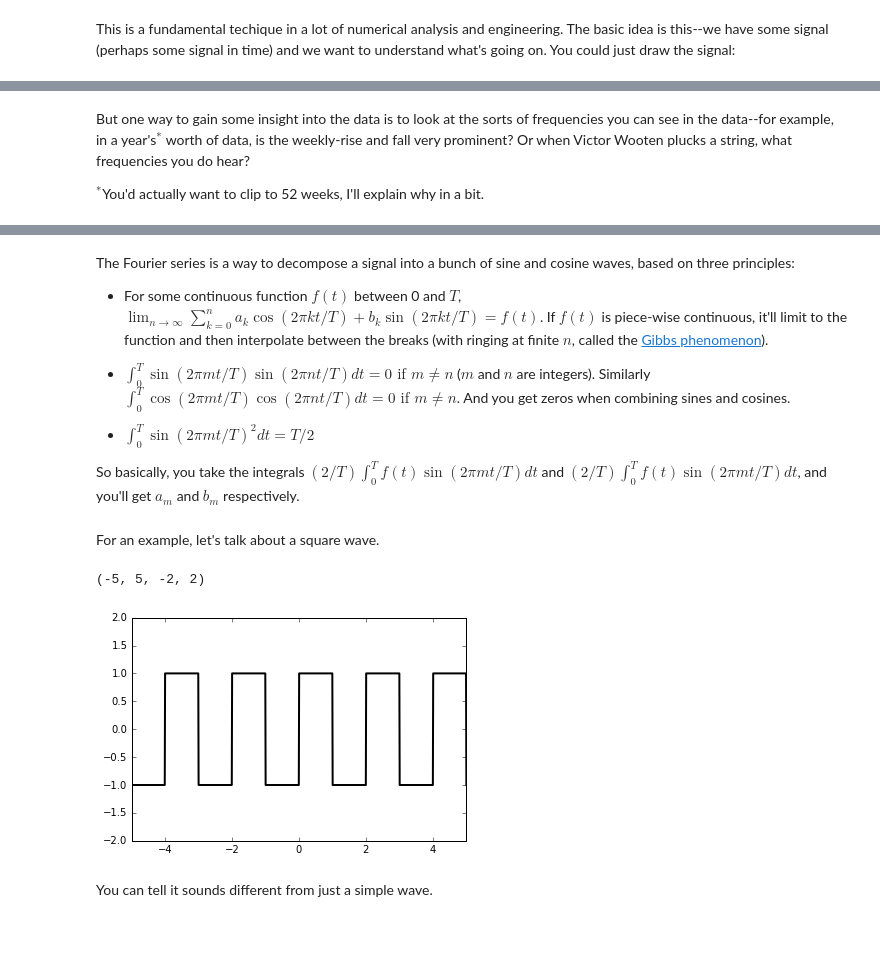
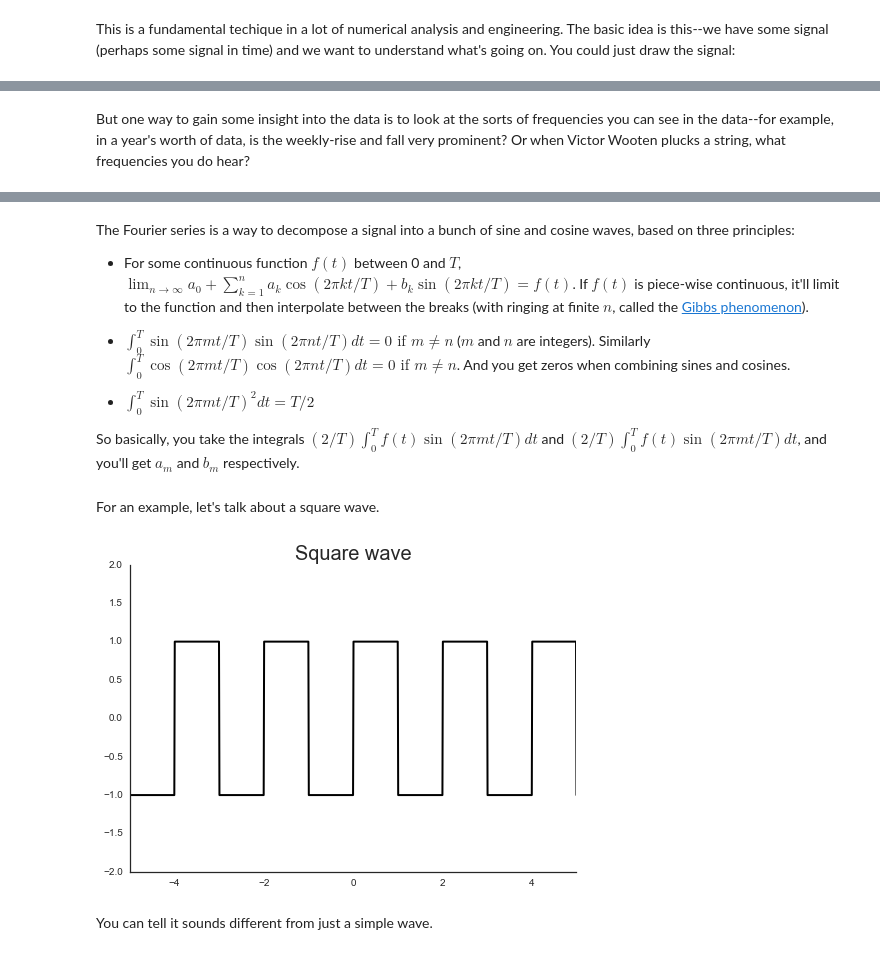
Before and after one commit to anzelpwj/Stats-week, a Jupyter notebook: Fourier.ipynb, the cells around one changed output, grey strips where cells are left out. Cells and saved outputs as stored; diff of their text form; code cells hidden in the pictures.

```diff
--- a/Fourier.ipynb
+++ b/Fourier.ipynb
@@ -9,3 +9,6 @@ import numpy as np
 import matplotlib.pyplot as plt
 import scipy as sp
 %matplotlib inline
+import seaborn as sns
+np.set_printoptions(suppress=True, precision=3)
+sns.set_style('white')
@@ -12,7 +38,5 @@ import scipy as sp
 # %% [markdown]
-But one way to gain some insight into the data is to look at the sorts of frequencies you can see in the data--for example, in a year's$^*$ worth of data, is the weekly-rise and fall very prominent? Or when Victor Wooten plucks a string, what frequencies you do hear?
-
-$^*$You'd actually want to clip to 52 weeks, I'll explain why in a bit.
+But one way to gain some insight into the data is to look at the sorts of frequencies you can see in the data--for example, in a year's worth of data, is the weekly-rise and fall very prominent? Or when Victor Wooten plucks a string, what frequencies you do hear?
 # %%
 # Some nice overtones starting 2:14
 from IPython.display import YouTubeVideo, Image
@@ -22,7 +46,7 @@ YouTubeVideo('nt0C9DZT0qo')
 # %% [markdown]
 The Fourier series is a way to decompose a signal into a bunch of sine and cosine waves, based on three principles:
 
-- For some continuous function $f(t)$ between 0 and $T$, $\lim_{n \rightarrow \infty}\sum_{k = 0}^n a_k \cos (2\pi k t/T) + b_k \sin (2\pi k t/T) = f(t)$. If $f(t)$ is piece-wise continuous, it'll limit to the function and then interpolate between the breaks (with ringing at finite $n$, called the [Gibbs phenomenon](https://en.wikipedia.org/wiki/Gibbs_phenomenon)).
+- For some continuous function $f(t)$ between 0 and $T$, $\lim_{n \rightarrow \infty} a_0 + \sum_{k = 1}^n a_k \cos (2\pi k t/T) + b_k \sin (2\pi k t/T) = f(t)$. If $f(t)$ is piece-wise continuous, it'll limit to the function and then interpolate between the breaks (with ringing at finite $n$, called the [Gibbs phenomenon](https://en.wikipedia.org/wiki/Gibbs_phenomenon)).
 
 - $\int_0^T \sin(2\pi m t/T) \sin(2\pi n t/T) dt = 0 \text{ if } m \neq n$ ($m$ and $n$ are integers). Similarly $\int_0^T \cos(2\pi m t/T) \cos(2\pi n t/T) dt = 0 \text{ if } m \neq n$. And you get zeros when combining sines and cosines.
 
@@ -34,11 +58,12 @@ For an example, let's talk about a square wave.
 # %%
 x_square = np.linspace(-5, 5, num=1000)
 y_square = np.power(-1, np.floor(x_square))
 plt.plot(x_square, y_square, color='k', linewidth=2)
 plt.axis((-5, 5, -2, 2))
+plt.title('Square wave', fontsize=20)
+sns.despine()
 # %% [output]
-(-5, 5, -2, 2)
-[figure, old version]
+[figure, new version]
 # %% [markdown]
 You can tell it sounds different from just a simple wave.
 # %%
```
Also changed, not shown: parts of 37 cells of this notebook.
